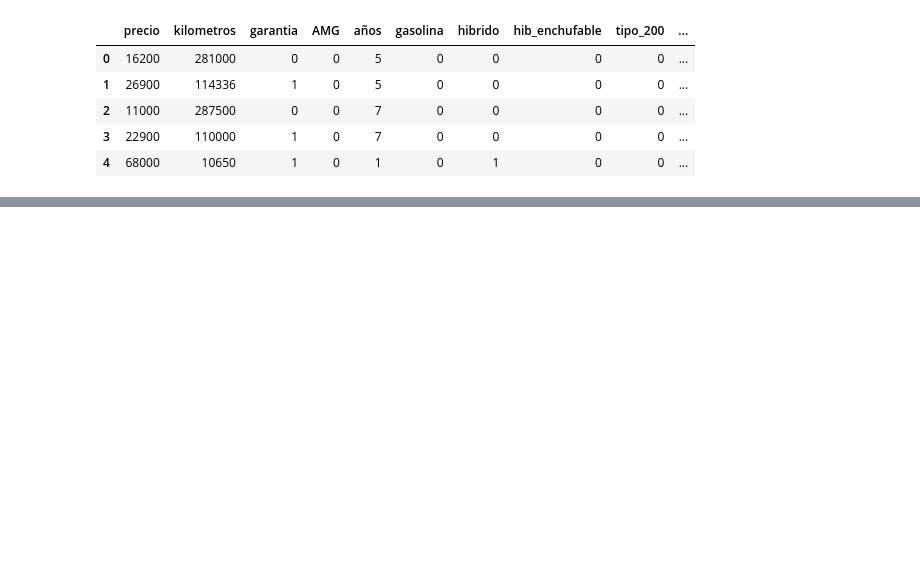
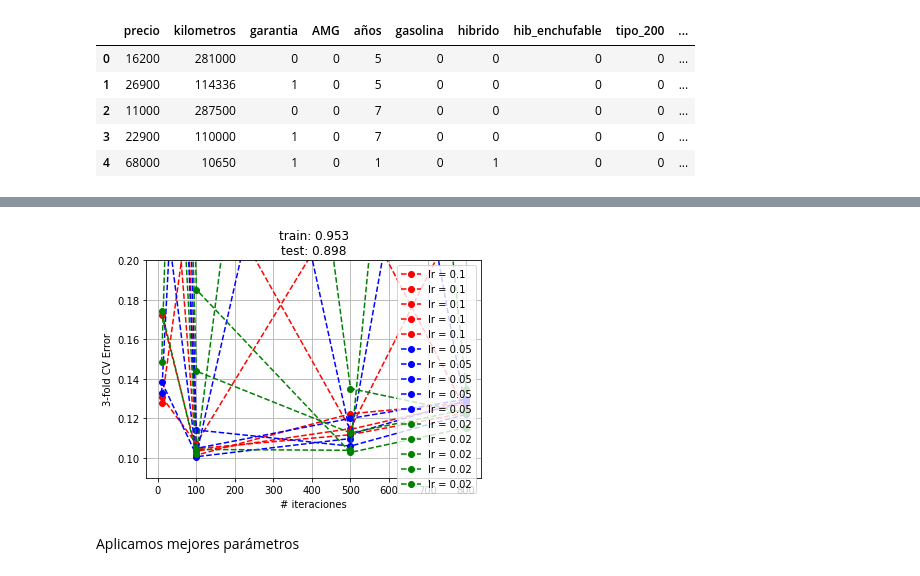
Before and after one commit to JAlonMor/Webscraping, a Jupyter notebook: MODEL_coches.ipynb, the cells around one changed output, grey strips where cells are left out. Saved outputs shown, nothing was run; the diff lists cells and outputs as text; code cells hidden in the pictures; blank space fills up the shorter version.

```diff
--- a/MODEL_coches.ipynb
+++ b/MODEL_coches.ipynb
@@ -199,0 +249,19 @@ Puede que tenga Overfitting
+# %%
+bt = GradientBoostingRegressor(random_state=0, **grid.best_params_)
+bt.fit(X_train, y_train)
+error = 1-grid.cv_results_['mean_test_score'].reshape(len(learningRate), len(Niterations), len(max_depth))
+colors = ['r', 'b', 'g', 'k', 'm']
+for i, lr in enumerate(learningRate):
+  plt.plot(Niterations,error[i,:],colors[i] + '--o', label='lr = %g' % lr)
+
+plt.legend()
+plt.xlabel('# iteraciones')
+plt.ylabel('{}-fold CV Error'.format(n_folds))
+plt.title('train: %0.3f\ntest: %0.3f' % (bt.score(X_train, y_train), bt.score(X_test, y_test)))
+plt.ylim(0.09,0.2)
+plt.grid()
+plt.show()
+# %% [output]
+[figure, added]
+# %% [markdown]
+Aplicamos mejores parámetros
```
Also changed, not shown: parts of 50 cells of this notebook.
